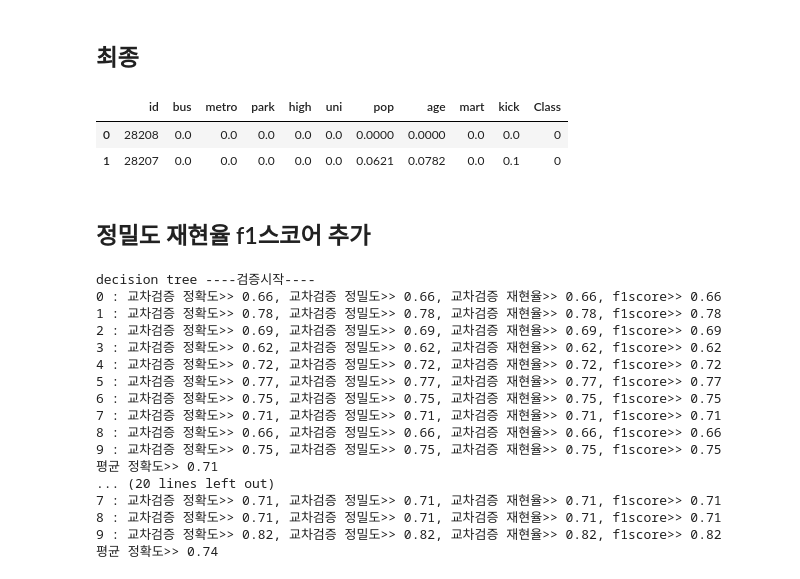
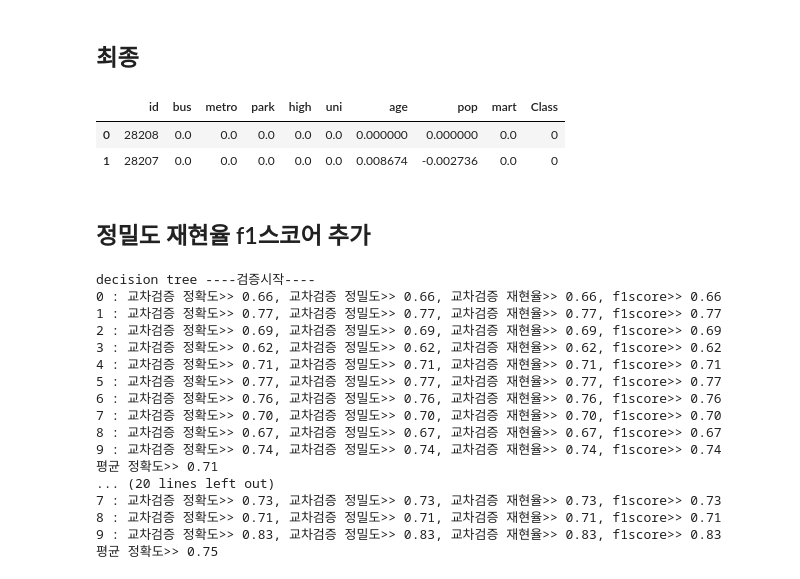
Before and after one commit to songhyeonjun/bigdata, a Jupyter notebook: 프로젝트/머신러닝 연습.ipynb, the cells around one changed output. Cells and saved outputs as stored; diff of their text form; code cells hidden in the pictures.

Commit message:
프로젝트

```diff
--- a/프로젝트/머신러닝 연습.ipynb
+++ b/프로젝트/머신러닝 연습.ipynb
@@ -272,12 +272,12 @@ plt.show()
 # %% [markdown]
 ## 최종
 # %%
-optimum_df = pd.read_csv('C:/Users/user/Desktop/프로젝트 data/최적입지_변수_총합_가중치(회귀).csv', encoding='euckr')
+optimum_df = pd.read_csv('C:/Users/user/Desktop/프로젝트 data/최적입지_변수_총합_가중치(상관)_최종.csv', encoding='euckr')
 optimum_df.head(2)
 # %% [output]
-|  | id | bus | metro | park | high | uni | pop | age | mart | kick | Class |
-| 0 | 28208 | 0.0 | 0.0 | 0.0 | 0.0 | 0.0 | 0.0000 | 0.0000 | 0.0 | 0.0 | 0 |
-| 1 | 28207 | 0.0 | 0.0 | 0.0 | 0.0 | 0.0 | 0.0621 | 0.0782 | 0.0 | 0.1 | 0 |
+|  | id | bus | metro | park | high | uni | age | pop | mart | Class |
+| 0 | 28208 | 0.0 | 0.0 | 0.0 | 0.0 | 0.0 | 0.000000 | 0.000000 | 0.0 | 0 |
+| 1 | 28207 | 0.0 | 0.0 | 0.0 | 0.0 | 0.0 | 0.008674 | -0.002736 | 0.0 | 0 |
 # %%
 # train_test data split
 data = ['bus', 'metro', 'park', 'high',
@@ -318,26 +318,26 @@ acc_total = []
 model_list = ['decision tree', 'random forest', 'svm']
 for i, clf in enumerate(clf_list):
     print(model_list[i], '----검증시작----')
-    acc_result = exec_kfold(df, clf, 10)
+    acc_result = exec_kfold(optimum_df, clf, 10)
     acc_total.append(acc_result)
 # %% [output]
 decision tree ----검증시작----
 0 : 교차검증 정확도>> 0.66, 교차검증 정밀도>> 0.66, 교차검증 재현율>> 0.66, f1score>> 0.66
-1 : 교차검증 정확도>> 0.78, 교차검증 정밀도>> 0.78, 교차검증 재현율>> 0.78, f1score>> 0.78
+1 : 교차검증 정확도>> 0.77, 교차검증 정밀도>> 0.77, 교차검증 재현율>> 0.77, f1score>> 0.77
 2 : 교차검증 정확도>> 0.69, 교차검증 정밀도>> 0.69, 교차검증 재현율>> 0.69, f1score>> 0.69
 3 : 교차검증 정확도>> 0.62, 교차검증 정밀도>> 0.62, 교차검증 재현율>> 0.62, f1score>> 0.62
-4 : 교차검증 정확도>> 0.72, 교차검증 정밀도>> 0.72, 교차검증 재현율>> 0.72, f1score>> 0.72
+4 : 교차검증 정확도>> 0.71, 교차검증 정밀도>> 0.71, 교차검증 재현율>> 0.71, f1score>> 0.71
 5 : 교차검증 정확도>> 0.77, 교차검증 정밀도>> 0.77, 교차검증 재현율>> 0.77, f1score>> 0.77
-6 : 교차검증 정확도>> 0.75, 교차검증 정밀도>> 0.75, 교차검증 재현율>> 0.75, f1score>> 0.75
-7 : 교차검증 정확도>> 0.71, 교차검증 정밀도>> 0.71, 교차검증 재현율>> 0.71, f1score>> 0.71
-8 : 교차검증 정확도>> 0.66, 교차검증 정밀도>> 0.66, 교차검증 재현율>> 0.66, f1score>> 0.66
-9 : 교차검증 정확도>> 0.75, 교차검증 정밀도>> 0.75, 교차검증 재현율>> 0.75, f1score>> 0.75
+6 : 교차검증 정확도>> 0.76, 교차검증 정밀도>> 0.76, 교차검증 재현율>> 0.76, f1score>> 0.76
+7 : 교차검증 정확도>> 0.70, 교차검증 정밀도>> 0.70, 교차검증 재현율>> 0.70, f1score>> 0.70
+8 : 교차검증 정확도>> 0.67, 교차검증 정밀도>> 0.67, 교차검증 재현율>> 0.67, f1score>> 0.67
+9 : 교차검증 정확도>> 0.74, 교차검증 정밀도>> 0.74, 교차검증 재현율>> 0.74, f1score>> 0.74
 평균 정확도>> 0.71
 ... (20 lines left out)
-7 : 교차검증 정확도>> 0.71, 교차검증 정밀도>> 0.71, 교차검증 재현율>> 0.71, f1score>> 0.71
+7 : 교차검증 정확도>> 0.73, 교차검증 정밀도>> 0.73, 교차검증 재현율>> 0.73, f1score>> 0.73
 8 : 교차검증 정확도>> 0.71, 교차검증 정밀도>> 0.71, 교차검증 재현율>> 0.71, f1score>> 0.71
-9 : 교차검증 정확도>> 0.82, 교차검증 정밀도>> 0.82, 교차검증 재현율>> 0.82, f1score>> 0.82
-평균 정확도>> 0.74
+9 : 교차검증 정확도>> 0.83, 교차검증 정밀도>> 0.83, 교차검증 재현율>> 0.83, f1score>> 0.83
+평균 정확도>> 0.75
 # %%
 for i in range(3):
     print(model_list[i], " 교차검증 평균: ", acc_total[i])
```
Also changed, not shown: parts of 4 cells of this notebook.
